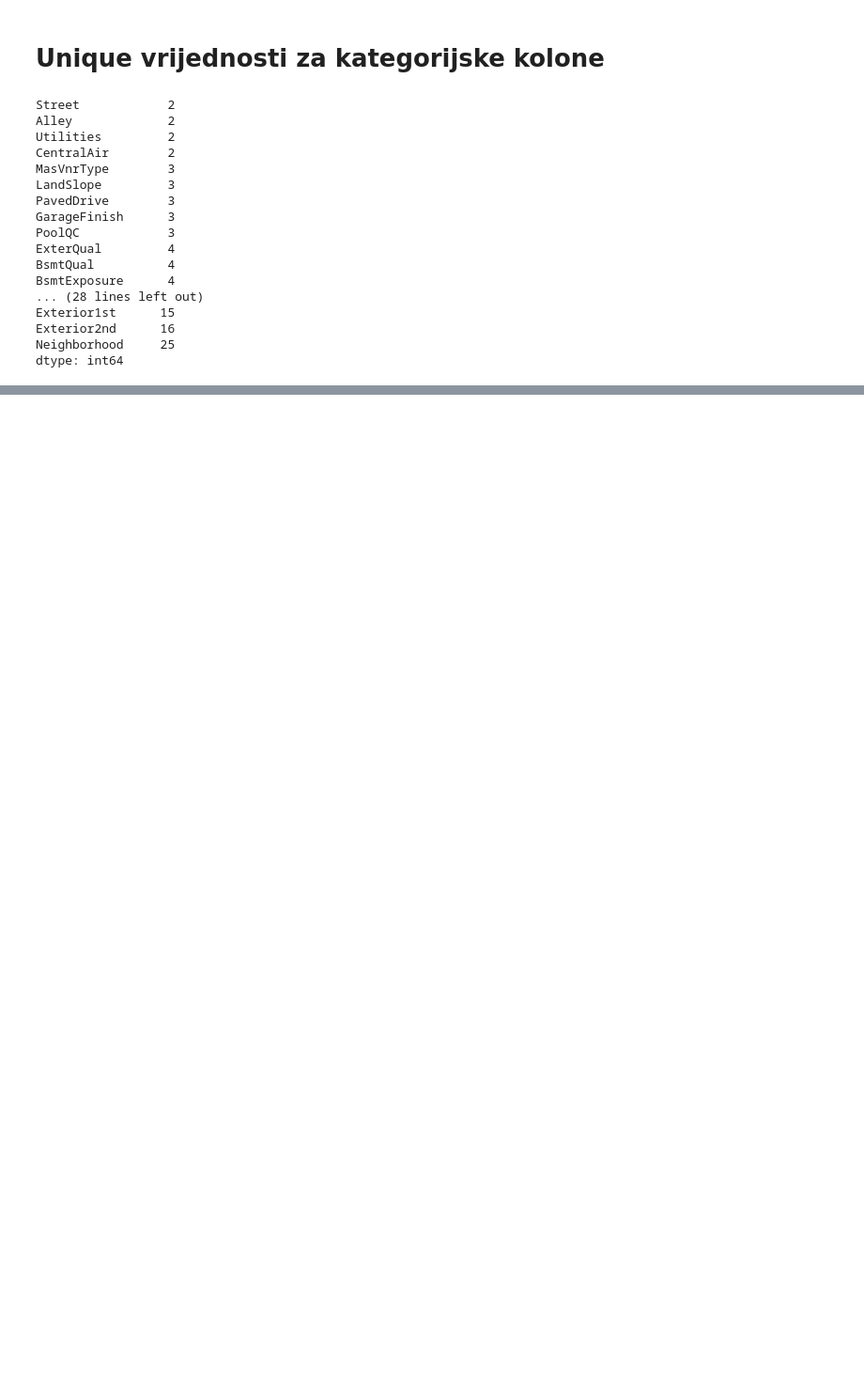
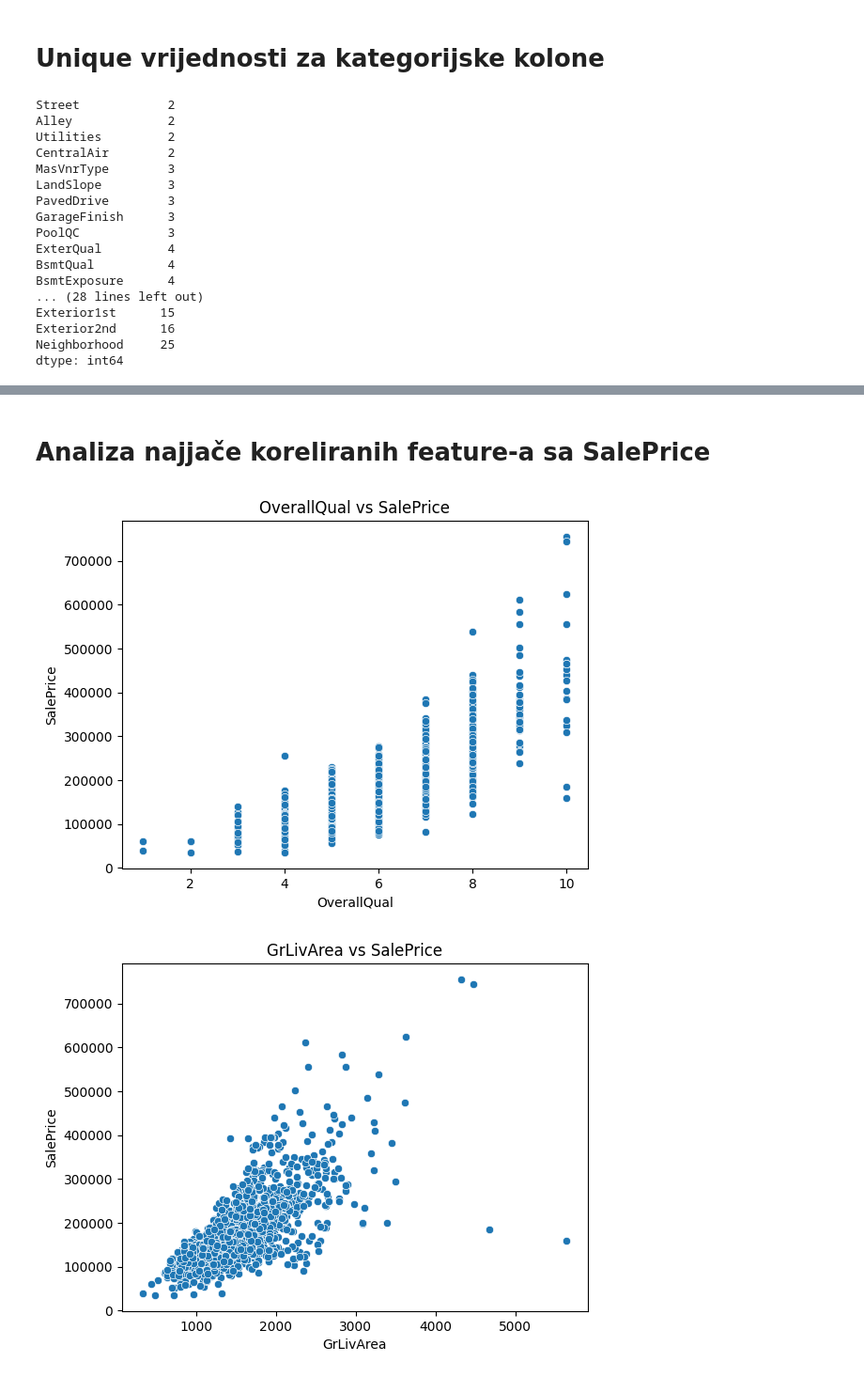
Before and after one commit to myOwnGitHubFH/DataMiningVjezbe, a Jupyter notebook: 2025/Projekti/Projekat 1/notebooks/01_data_analysis_and_cleaning.ipynb, the cells around one changed output, grey strips where cells are left out. Shown at 94% size. Saved outputs shown, nothing was run; the diff lists cells and outputs as text; code cells hidden in the pictures; blank space fills up the shorter version.

Commit message:
analiza podataka

```diff
--- a/2025/Projekti/Projekat 1/notebooks/01_data_analysis_and_cleaning.ipynb
+++ b/2025/Projekti/Projekat 1/notebooks/01_data_analysis_and_cleaning.ipynb
@@ -176,0 +196,11 @@ dtype: int64
+# %% [markdown]
+# Analiza najjače koreliranih feature-a sa SalePrice
+# %%
+top_corr = correlation[1:6].index
+for col in top_corr:
+    sns.scatterplot(x=train_df[col], y=train_df["SalePrice"])
+    plt.title(f"{col} vs SalePrice")
+    plt.show()
+# %% [output]
+[figure, added]
+[figure, added]
```
Also changed, not shown: parts of 17 cells of this notebook.
